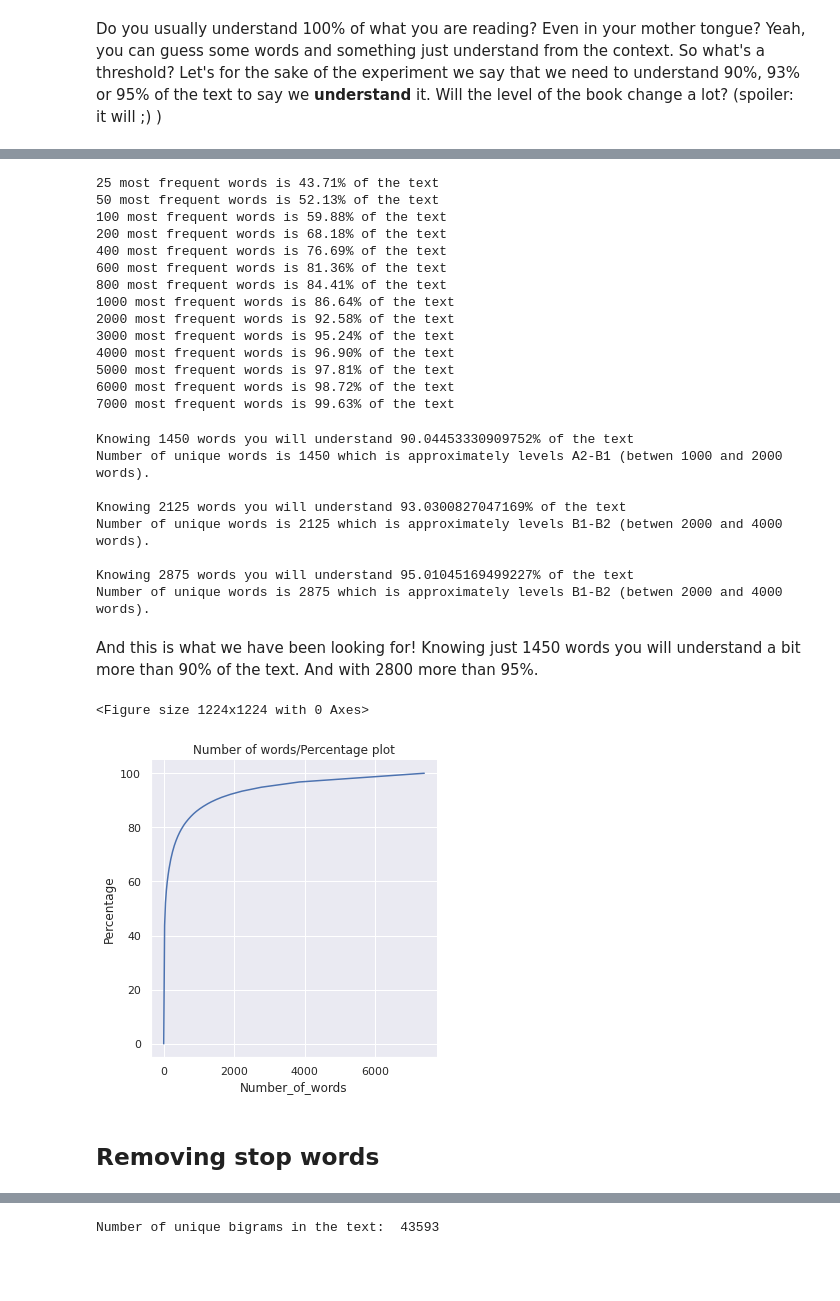
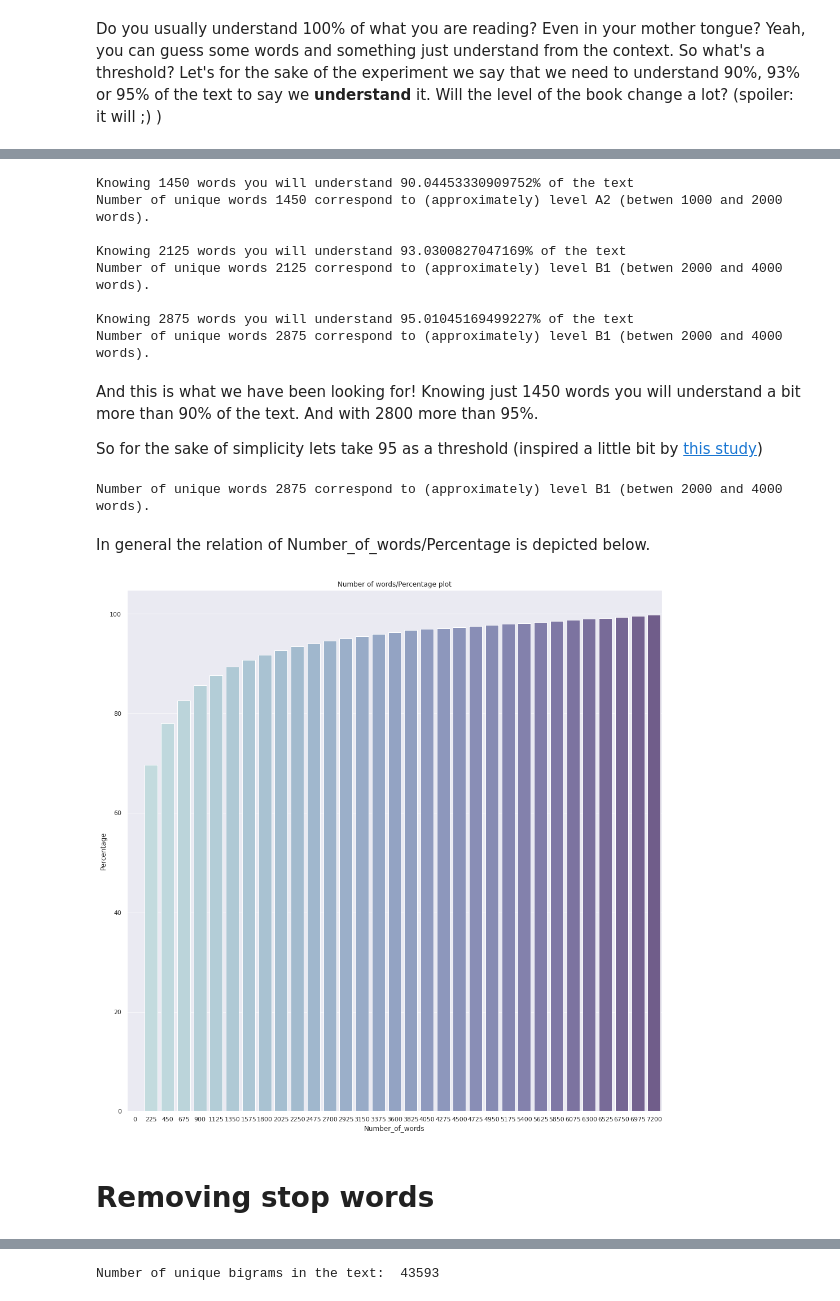
Before and after one commit to tiredwaffle/reader, a Jupyter notebook: books_statistics/harry_potter.ipynb, the cells around one changed output, grey strips where cells are left out. Cells and saved outputs as stored; diff of their text form; code cells hidden in the pictures; blank space fills up the shorter version.

```diff
--- a/books_statistics/harry_potter.ipynb
+++ b/books_statistics/harry_potter.ipynb
@@ -111,51 +129,38 @@ def count_percents(words_df, num_words, max_num = None):
       print('{} most frequent words is {:2.2f}% of the text'.format(index, sums/num_words*100))
     info.append([index, sums/num_words*100])
   return info
-# %%
-counts = count_percents(words_lemma_df, num_words_lemms)
-# %% [output]
-25 most frequent words is 43.71% of the text
-50 most frequent words is 52.13% of the text
-100 most frequent words is 59.88% of the text
-200 most frequent words is 68.18% of the text
-400 most frequent words is 76.69% of the text
-600 most frequent words is 81.36% of the text
-800 most frequent words is 84.41% of the text
-1000 most frequent words is 86.64% of the text
-2000 most frequent words is 92.58% of the text
-3000 most frequent words is 95.24% of the text
-4000 most frequent words is 96.90% of the text
-5000 most frequent words is 97.81% of the text
-6000 most frequent words is 98.72% of the text
-7000 most frequent words is 99.63% of the text
 # %%
 for percent in [90,93,95]:
   for line in counts:
     if line[1]>percent:
       print('Knowing {} words you will understand {}% of the text'.format(line[0], line[1]))
       get_level(line[0], levels)
+      number_unique_lemma_short = line[0]
       print()
       break
 # %% [output]
 Knowing 1450 words you will understand 90.04453330909752% of the text
-Number of unique words is 1450 which is approximately levels A2-B1 (betwen 1000 and 2000 words).
+Number of unique words 1450 correspond to (approximately) level A2 (betwen 1000 and 2000 words).
 
 Knowing 2125 words you will understand 93.0300827047169% of the text
-Number of unique words is 2125 which is approximately levels B1-B2 (betwen 2000 and 4000 words).
+Number of unique words 2125 correspond to (approximately) level B1 (betwen 2000 and 4000 words).
 
 Knowing 2875 words you will understand 95.01045169499227% of the text
-Number of unique words is 2875 which is approximately levels B1-B2 (betwen 2000 and 4000 words).
+Number of unique words 2875 correspond to (approximately) level B1 (betwen 2000 and 4000 words).
 # %% [markdown]
 And this is what we have been looking for! Knowing just 1450 words you will understand a bit more than 90% of the text. And with 2800 more than 95%.
+
+So for the sake of simplicity lets take 95 as a threshold (inspired a little bit by [this study](https://www.lextutor.ca/cover/papers/schmitt_etal_2011.pdf))
+# %%
+levels_of_book_finale = get_level(number_unique_lemma_short, levels)
+# %% [output]
+Number of unique words 2875 correspond to (approximately) level B1 (betwen 2000 and 4000 words).
+# %% [markdown]
+In general the relation of Number_of_words/Percentage is depicted below.
 # %%
-import matplotlib.pyplot as plt
-
-fig = plt.figure()
-ax = sns.relplot(x = 'Number_of_words', y = 'Percentage', kind="line", data=pd.DataFrame(counts, columns = ['Number_of_words', 'Percentage']))
-plt.title('Number of words/Percentage plot')
-plt.show()
+sns.set(rc={'figure.figsize':(17,17)})
+sns.barplot(x = 'Number_of_words', y = 'Percentage', data=pd.DataFrame(counts[::9], columns = ['Number_of_words', 'Percentage']), palette = sns.cubehelix_palette(50, start=.75, rot=-.5)).set_title('Number of words/Percentage plot');
 # %% [output]
-<Figure size 1224x1224 with 0 Axes>
-[figure, old version]
+[figure, new version]
 # %% [markdown]
-## Removing stop words
+# Removing stop words
```
Also changed, not shown: parts of 30 cells of this notebook.
